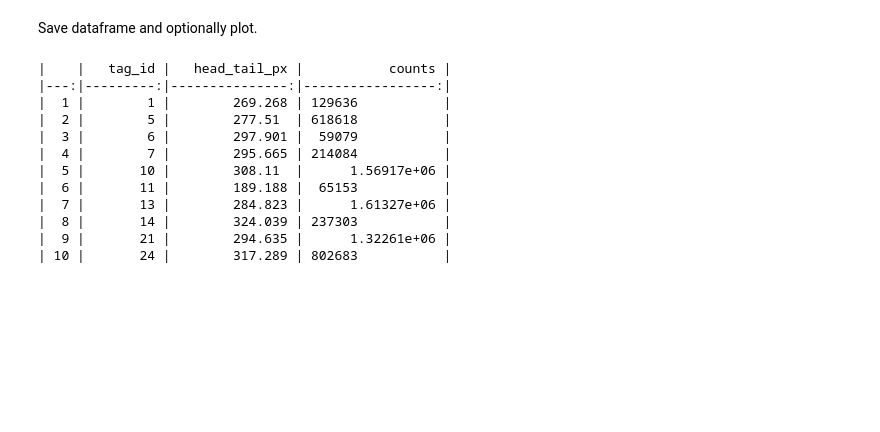
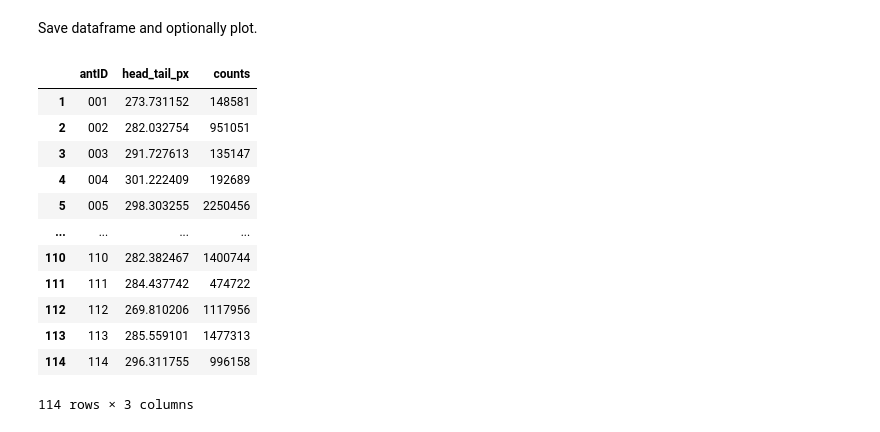
Before and after one commit to EbiAG/fort-myrmidon-analysis, a Jupyter notebook: 01_ant_metadata.ipynb, the cells around one changed output. Drawn from its saved outputs; the diff is of its cells as text; code cells hidden in the pictures; blank space fills up the shorter version.

```diff
--- a/01_ant_metadata.ipynb
+++ b/01_ant_metadata.ipynb
@@ -61,20 +132,21 @@ sub-period start: 2021-02-20 00:01:00
 # %% [markdown]
 Save dataframe and optionally plot.
 # %%
-f_name = "ant_metadata_{}_{}_{}.csv".format(exp.Name, t_start, t_end)
+f_name = "ant_metadata_{}_{}_{}.csv".format(experiment.Name, t_start, t_end)
 df_metadata.to_csv(f_name, index_label='ant_id')
-print(df_metadata[:10].to_markdown())  # Show csv preview
+df_metadata  # Show csv preview
 # %% [output]
+|  | antID | head_tail_px | counts |
+| 1 | 001 | 273.731152 | 148581 |
+| 2 | 002 | 282.032754 | 951051 |
+| 3 | 003 | 291.727613 | 135147 |
+| 4 | 004 | 301.222409 | 192689 |
+| 5 | 005 | 298.303255 | 2250456 |
+| ... | ... | ... | ... |
+| 110 | 110 | 282.382467 | 1400744 |
+| 111 | 111 | 284.437742 | 474722 |
+| 112 | 112 | 269.810206 | 1117956 |
+| 113 | 113 | 285.559101 | 1477313 |
+| 114 | 114 | 296.311755 | 996158 |
-|    |   tag_id |   head_tail_px |           counts |
-|---:|---------:|---------------:|-----------------:|
-|  1 |        1 |        269.268 | 129636           |
-|  2 |        5 |        277.51  | 618618           |
-|  3 |        6 |        297.901 |  59079           |
-|  4 |        7 |        295.665 | 214084           |
-|  5 |       10 |        308.11  |      1.56917e+06 |
-|  6 |       11 |        189.188 |  65153           |
-|  7 |       13 |        284.823 |      1.61327e+06 |
-|  8 |       14 |        324.039 | 237303           |
-|  9 |       21 |        294.635 |      1.32261e+06 |
-| 10 |       24 |        317.289 | 802683           |
+114 rows × 3 columns
 # %%
```
Also changed, not shown: parts of 18 cells of this notebook, 2 other files.
